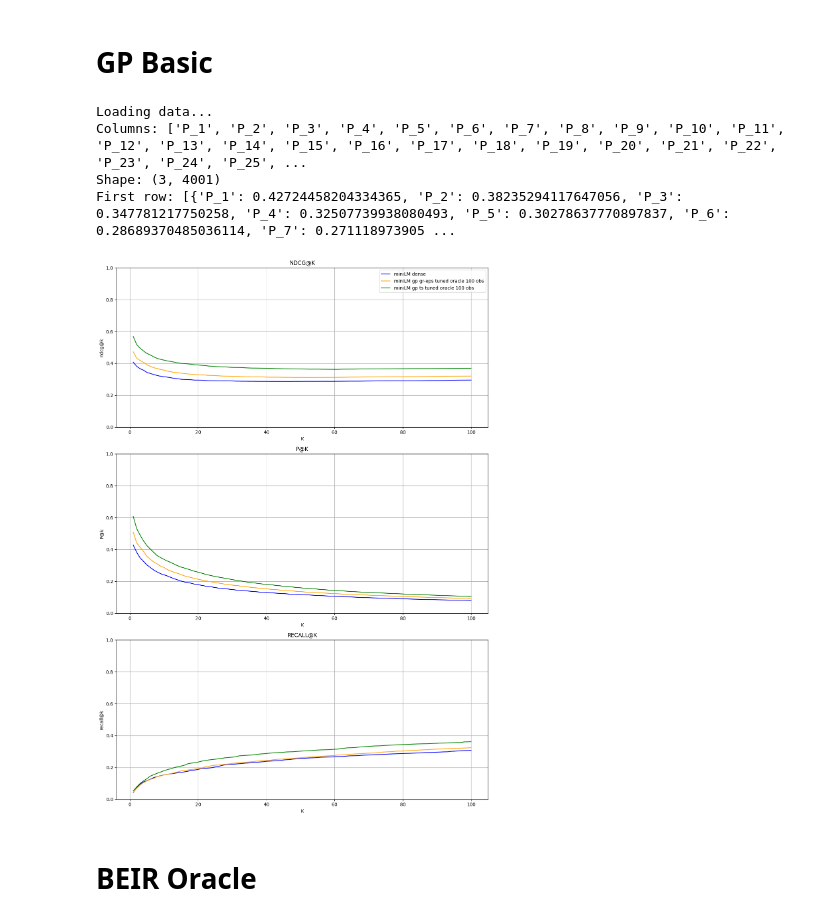
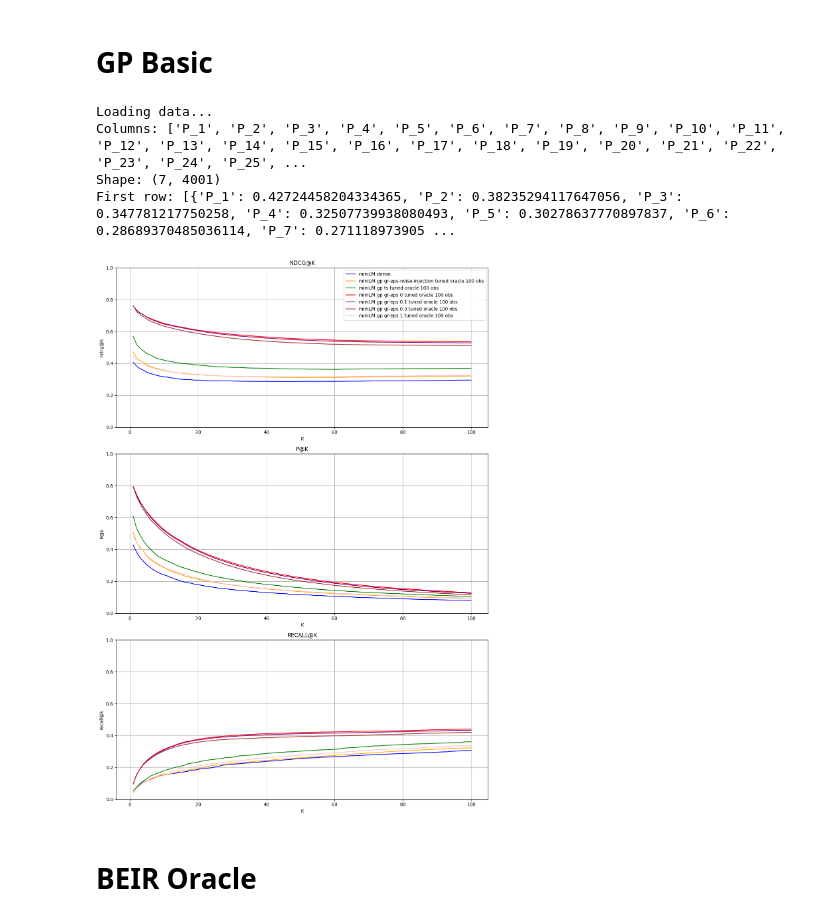
Before and after one commit to D3Mlab/nl-pe, a Jupyter notebook: notebooks/plots/trec.ipynb, the cells around one changed output. Saved outputs shown, nothing was run; the diff lists cells and outputs as text; code cells hidden in the pictures.

```diff
--- a/notebooks/plots/trec.ipynb
+++ b/notebooks/plots/trec.ipynb
@@ -19,35 +19,47 @@ from nl_pe.ploting.trec import plot_trec_metrics_vs_k
 # %%
 #note this is gr-eps with added noise, ts implementation not checked
 method_paths =  [
                 'trials/ir/nfcorpus/dense/miniLM',
-                'trials/ir/nfcorpus/gp/tuned/miniLM/gr-eps',
+                'trials/ir/nfcorpus/gp/tuned/miniLM/gr-eps-noise-injection',
                 'trials/ir/nfcorpus/gp/tuned/miniLM/ts',
+                'trials/ir/nfcorpus/gp/tuned/miniLM/gr-eps/0',
+                'trials/ir/nfcorpus/gp/tuned/miniLM/gr-eps/0.1',
+                'trials/ir/nfcorpus/gp/tuned/miniLM/gr-eps/0.3',
+                'trials/ir/nfcorpus/gp/tuned/miniLM/gr-eps/1',
                 ]
 
 method_names = [
             'miniLM dense',
-            'miniLM gp gr-eps tuned oracle 100 obs',
+            'miniLM gp gr-eps-noise-injection tuned oracle 100 obs',
             'miniLM gp ts tuned oracle 100 obs',
+            'miniLM gp gr-eps 0 tuned oracle 100 obs',
+            'miniLM gp gr-eps 0.1 tuned oracle 100 obs',
+            'miniLM gp gr-eps 0.3 tuned oracle 100 obs',
+            'miniLM gp gr-eps 1 tuned oracle 100 obs',
 ]
 
 line_styles = [
     {'linestyle': 'solid', 'color': 'blue'},
     {'linestyle': 'solid', 'color': 'orange'},
     {'linestyle': 'solid', 'color': 'green'},
+    {'linestyle': 'solid', 'color': 'red'},
+    {'linestyle': 'solid', 'color': 'purple'},
+    {'linestyle': 'solid', 'color': 'brown'},
+    {'linestyle': 'solid', 'color': 'pink'},
     #{'linestyle': 'solid', 'color': 'red'},
     #{'linestyle': 'solid', 'color': 'purple'},
 ]
 
 metrics = ['ndcg', 'P', 'recall']
 
 plot_trec_metrics_vs_k(step_size=1, k=100, metrics=metrics, method_paths = method_paths, method_names=method_names, line_styles=line_styles,
               title = "")
 # %% [output]
 Loading data...
 Columns: ['P_1', 'P_2', 'P_3', 'P_4', 'P_5', 'P_6', 'P_7', 'P_8', 'P_9', 'P_10', 'P_11', 'P_12', 'P_13', 'P_14', 'P_15', 'P_16', 'P_17', 'P_18', 'P_19', 'P_20', 'P_21', 'P_22', 'P_23', 'P_24', 'P_25', ...
-Shape: (3, 4001)
+Shape: (7, 4001)
 First row: [{'P_1': 0.42724458204334365, 'P_2': 0.38235294117647056, 'P_3': 0.347781217750258, 'P_4': 0.32507739938080493, 'P_5': 0.30278637770897837, 'P_6': 0.28689370485036114, 'P_7': 0.271118973905 ...
-[figure, old version]
+[figure, new version]
 # %% [markdown]
 # BEIR Oracle
 # %% [markdown]
```
Also changed, not shown: 1 other file.
